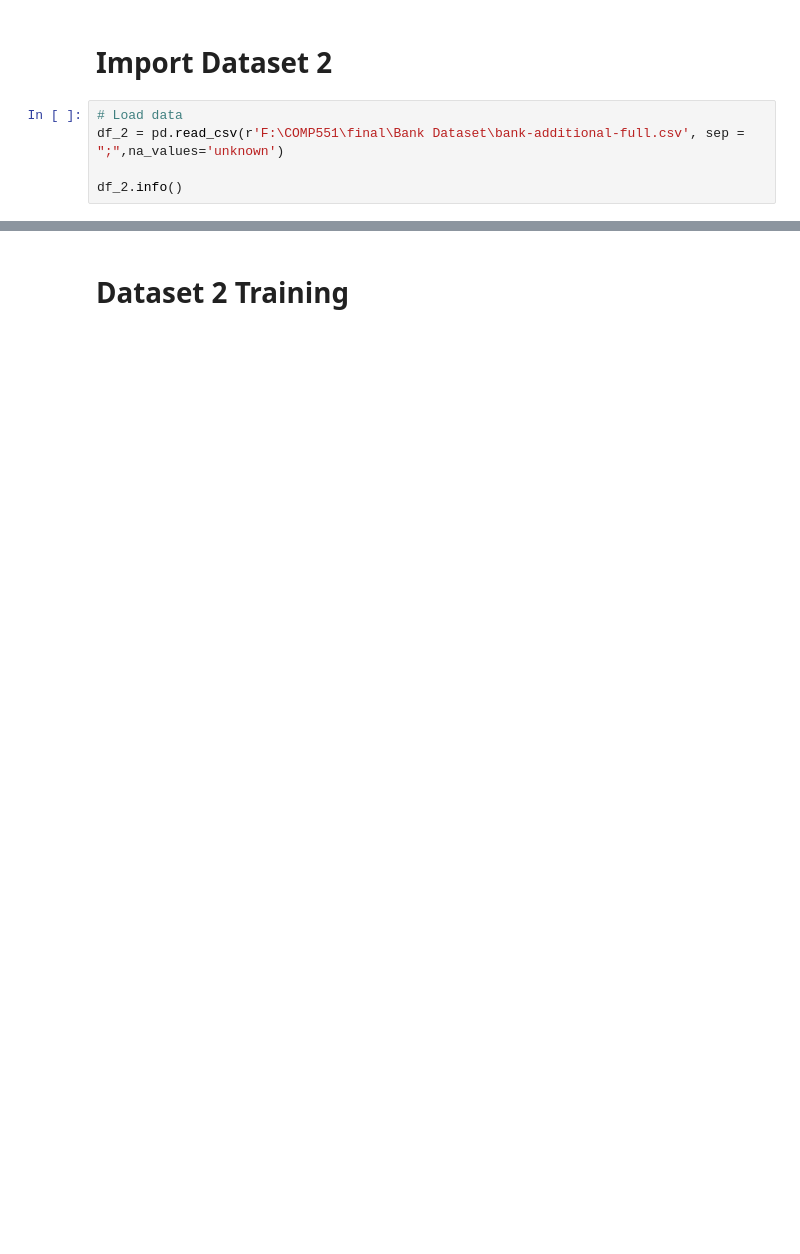
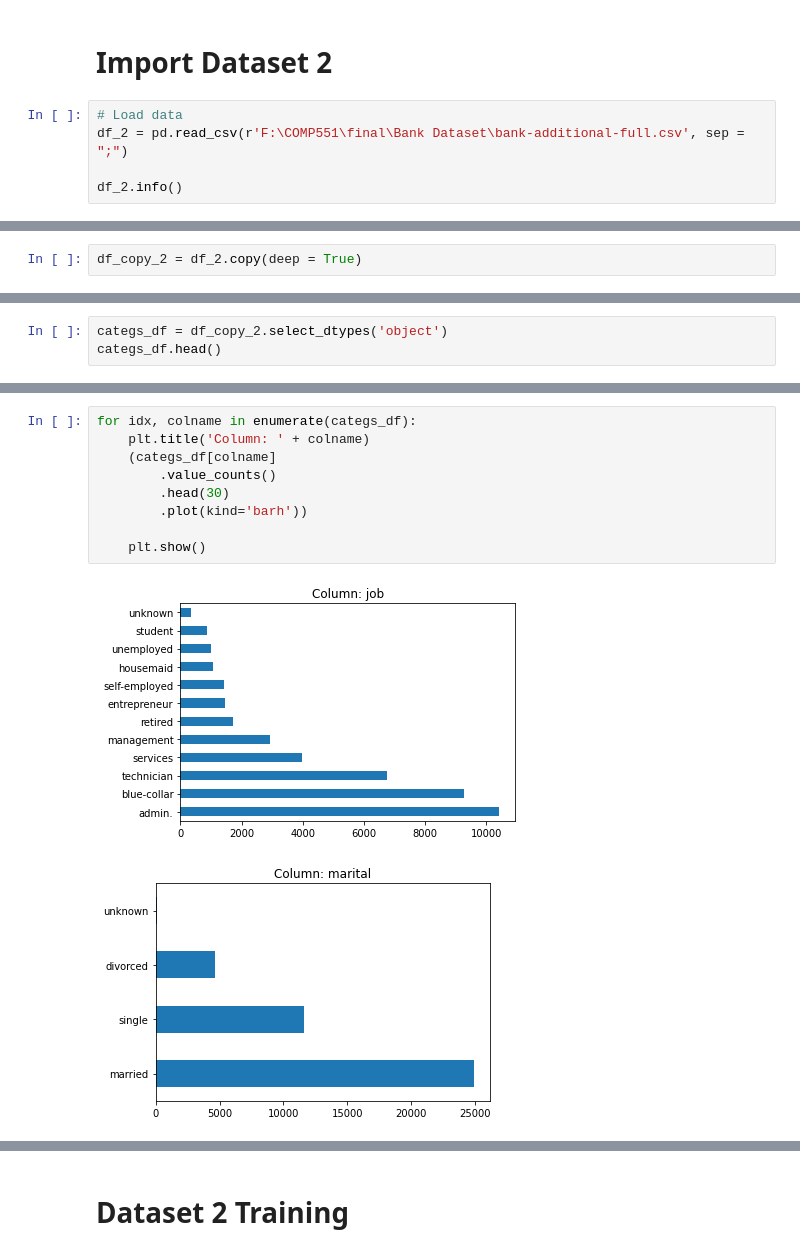
Before and after one commit to Comp551-mini1/p1, a Jupyter notebook: Proj1_merge.ipynb, the cells around one changed output, grey strips where cells are left out. Cells and saved outputs as stored; diff of their text form; blank space fills up the shorter version.

```diff
--- a/Proj1_merge.ipynb
+++ b/Proj1_merge.ipynb
@@ -566,7 +535,7 @@ Decision tree:  1.0 4 DecisionTreeClassifier(max_depth=4)
 # Import Dataset 2
 # %%
 # Load data
-df_2 = pd.read_csv(r'F:\COMP551\final\Bank Dataset\bank-additional-full.csv', sep = ";",na_values='unknown')
+df_2 = pd.read_csv(r'F:\COMP551\final\Bank Dataset\bank-additional-full.csv', sep = ";")
 
 df_2.info()
 # %% [output]
@@ -650,0 +564,2 @@ final_df_2.head()
+# %%
+df_copy_2 = df_2.copy(deep = True)
@@ -650,0 +582,3 @@ final_df_2.head()
+# %%
+categs_df = df_copy_2.select_dtypes('object')
+categs_df.head()
@@ -650,0 +592,12 @@ final_df_2.head()
+# %%
+for idx, colname in enumerate(categs_df):
+    plt.title('Column: ' + colname)
+    (categs_df[colname]
+        .value_counts()
+        .head(30)
+        .plot(kind='barh'))
+
+    plt.show()
+# %% [output]
+[figure, added]
+[figure, added]
```
Also changed, not shown: parts of 26 cells of this notebook.
